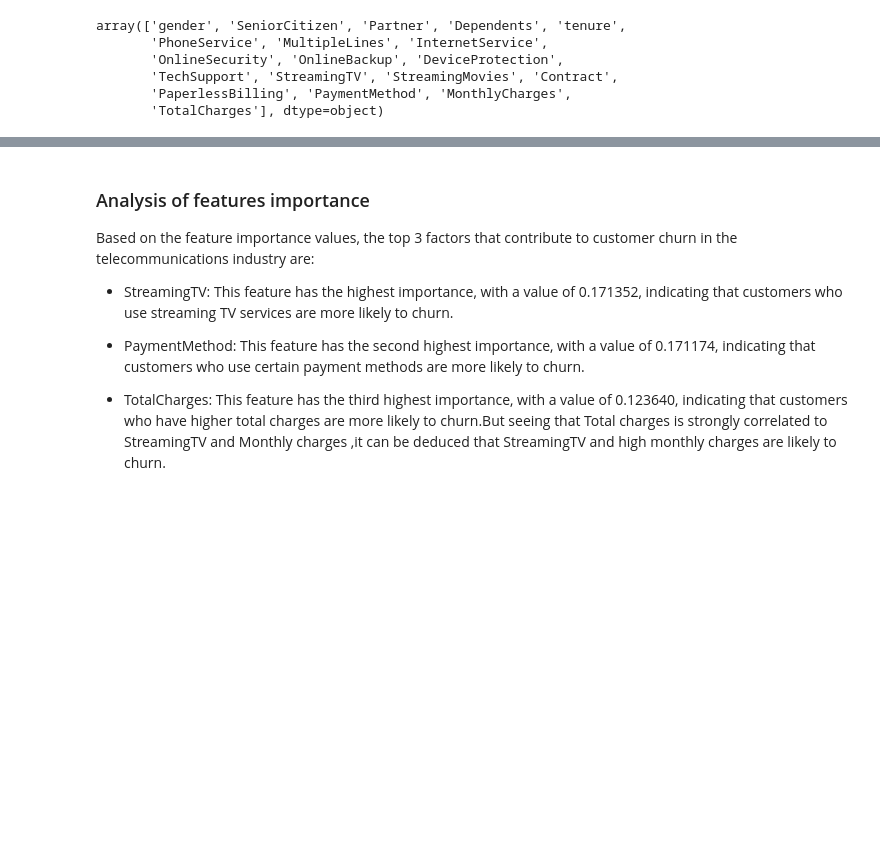
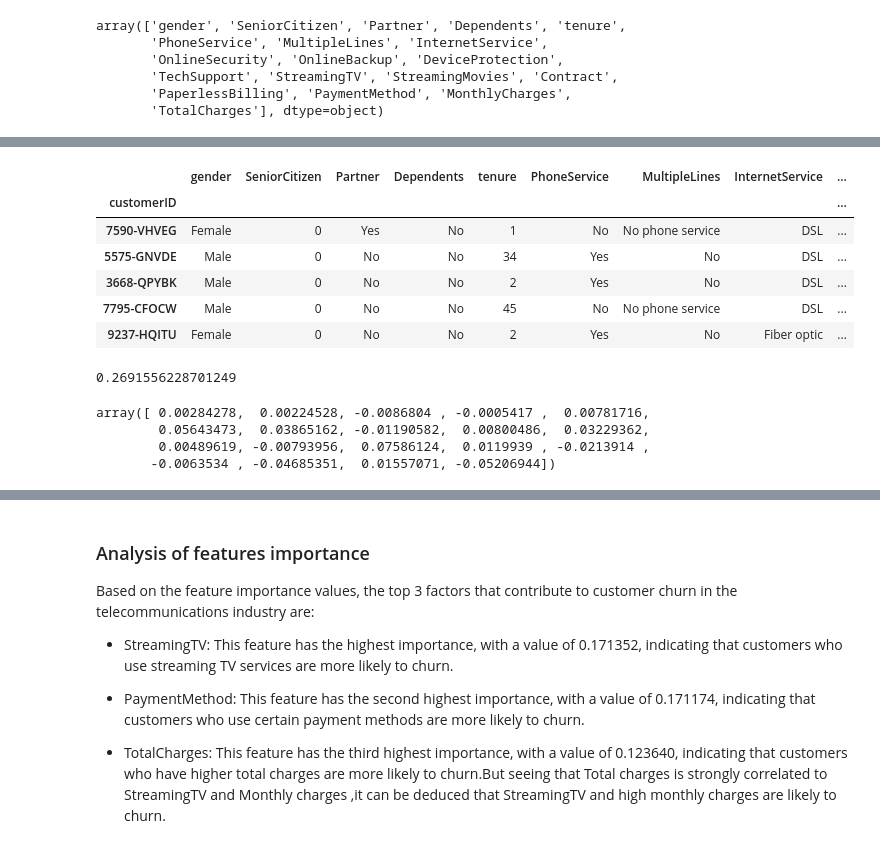
Before and after one commit to ADEYEMIBolaji/customer-churn-2, a Jupyter notebook: customer-churn-2.ipynb, the cells around one changed output, grey strips where cells are left out. Cells and saved outputs as stored; diff of their text form; code cells hidden in the pictures; blank space fills up the shorter version.

```diff
--- a/customer-churn-2.ipynb
+++ b/customer-churn-2.ipynb
@@ -1127,0 +1214,10 @@ feat_imp.sort_values('feat_imp',ascending=False).head(10).plot.bar();
+# %%
+X.head()
+# %% [output]
+|  | gender | SeniorCitizen | Partner | Dependents | tenure | PhoneService | MultipleLines | InternetService | ... |
+| customerID |  |  |  |  |  |  |  |  | ... |
+| 7590-VHVEG | Female | 0 | Yes | No | 1 | No | No phone service | DSL | ... |
+| 5575-GNVDE | Male | 0 | No | No | 34 | Yes | No | DSL | ... |
+| 3668-QPYBK | Male | 0 | No | No | 2 | Yes | No | DSL | ... |
+| 7795-CFOCW | Male | 0 | No | No | 45 | No | No phone service | DSL | ... |
+| 9237-HQITU | Female | 0 | No | No | 2 | Yes | No | Fiber optic | ... |
@@ -1127,0 +1233,11 @@ feat_imp.sort_values('feat_imp',ascending=False).head(10).plot.bar();
+# %%
+explainer.expected_value[cls_idx]
+# %% [output]
+0.2691556228701249
+# %%
+shap_values[cls_idx][row_idx]
+# %% [output]
+array([ 0.00284278,  0.00224528, -0.0086804 , -0.0005417 ,  0.00781716,
+        0.05643473,  0.03865162, -0.01190582,  0.00800486,  0.03229362,
+        0.00489619, -0.00793956,  0.07586124,  0.0119939 , -0.0213914 ,
+       -0.0063534 , -0.04685351,  0.01557071, -0.05206944])
```
Also changed, not shown: parts of 34 cells of this notebook.
